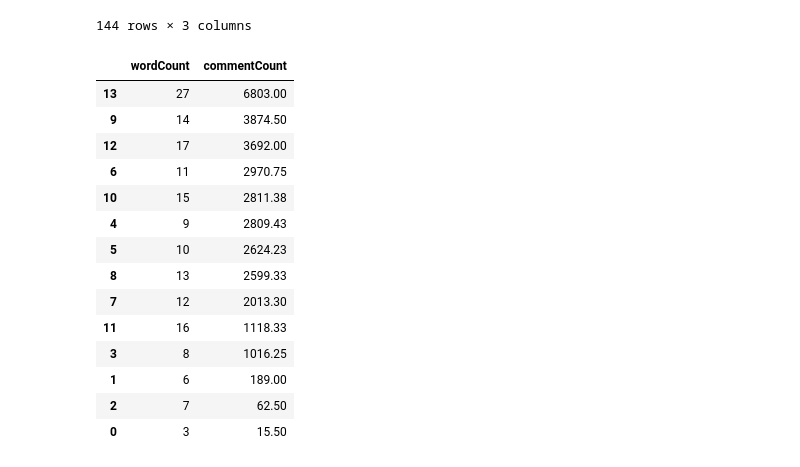
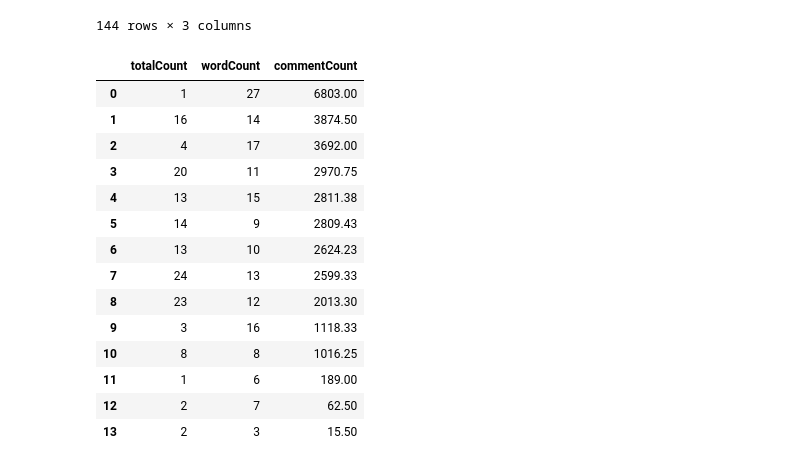
Before and after one commit to jwcantle11/news-data-scrape, a Jupyter notebook: FoxNewsWebScrape.ipynb, the cells around one changed output. Cells and saved outputs as stored; diff of their text form; code cells hidden in the pictures.

Commit message:
made word count in title easier to understand fox

```diff
--- a/FoxNewsWebScrape.ipynb
+++ b/FoxNewsWebScrape.ipynb
@@ -241,32 +241,45 @@ articlesDF
 # %%
 wordCountAvgComment = []
 for title in articlesDF['articleTitle']:
     commentCount = articlesDF.loc[articlesDF['articleTitle'] == title, 'commentCount'].iloc[0]
     wordsInTitle = title.split()
     wordCount = len(wordsInTitle)
     wordCountAvgComment.append({'wordCount': wordCount, 'commentCount': commentCount})
 
-wordCountAvgComment = pd.DataFrame(wordCountAvgComment)
+wordCountAvgCommentAllLengths = pd.DataFrame(wordCountAvgComment)
 
 
-wordCountAvgComment = wordCountAvgComment.groupby('wordCount', as_index=False)['commentCount'].mean()
+wordCountAvgComment = wordCountAvgCommentAllLengths.groupby('wordCount', as_index=False)['commentCount'].mean()
+
+
+
 wordCountAvgComment['commentCount'] = round(wordCountAvgComment['commentCount'], 2)
 wordCountAvgComment = wordCountAvgComment.sort_values('commentCount', ascending=False)
+
+counts = []
+for count in wordCountAvgComment['wordCount']:
+    totalArticlesWithLength = 0
+    for count2 in wordCountAvgCommentAllLengths['wordCount']:
+        if count == count2:
+            totalArticlesWithLength += 1
+    counts.append({'wordCount':count, 'totalCount': totalArticlesWithLength})
+
+counts = pd.DataFrame(counts)
+wordCountAvgComment = pd.merge(counts, wordCountAvgComment, on='wordCount')
+wordCountAvgComment.columns = ['totalArticlesWithCount', ]
+# %% [output]
+|  | totalCount | wordCount | commentCount |
+| 0 | 1 | 27 | 6803.00 |
+| 1 | 16 | 14 | 3874.50 |
+| 2 | 4 | 17 | 3692.00 |
+| 3 | 20 | 11 | 2970.75 |
+| 4 | 13 | 15 | 2811.38 |
+| 5 | 14 | 9 | 2809.43 |
+| 6 | 13 | 10 | 2624.23 |
+| 7 | 24 | 13 | 2599.33 |
+| 8 | 23 | 12 | 2013.30 |
+| 9 | 3 | 16 | 1118.33 |
+| 10 | 8 | 8 | 1016.25 |
+| 11 | 1 | 6 | 189.00 |
+| 12 | 2 | 7 | 62.50 |
+| 13 | 2 | 3 | 15.50 |
-# %%
-wordCountAvgComment
-# %% [output]
-|  | wordCount | commentCount |
-| 13 | 27 | 6803.00 |
-| 9 | 14 | 3874.50 |
-| 12 | 17 | 3692.00 |
-| 6 | 11 | 2970.75 |
-| 10 | 15 | 2811.38 |
-| 4 | 9 | 2809.43 |
-| 5 | 10 | 2624.23 |
-| 8 | 13 | 2599.33 |
-| 7 | 12 | 2013.30 |
-| 11 | 16 | 1118.33 |
-| 3 | 8 | 1016.25 |
-| 1 | 6 | 189.00 |
-| 2 | 7 | 62.50 |
-| 0 | 3 | 15.50 |
```
Also changed, not shown: parts of 3 cells of this notebook, 1 other file.
